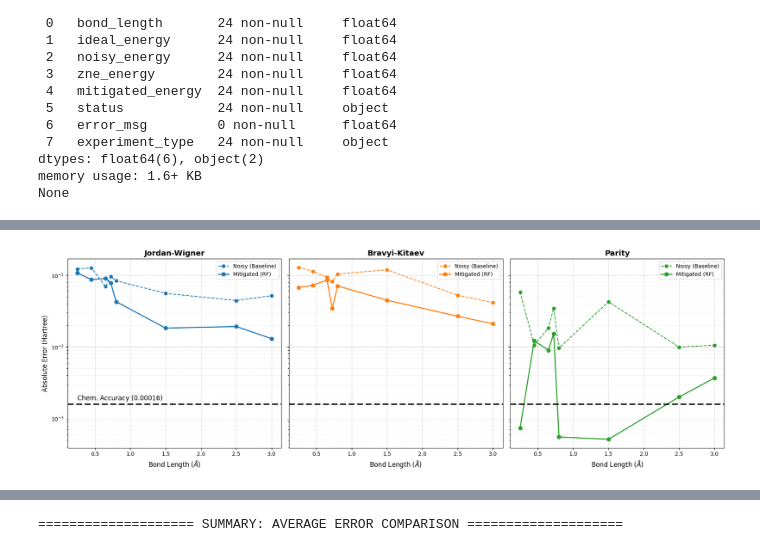
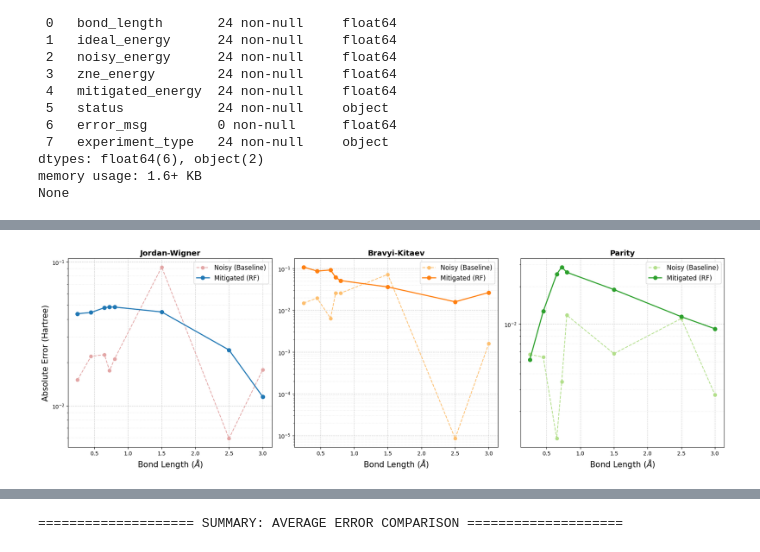
Before and after one commit to fadhil698/ViQEM, a Jupyter notebook: visualize/visualize_all.ipynb, the cells around one changed output, grey strips where cells are left out. Saved outputs shown, nothing was run; the diff lists cells and outputs as text; code cells hidden in the pictures.

```diff
--- a/visualize/visualize_all.ipynb
+++ b/visualize/visualize_all.ipynb
@@ -311,9 +311,9 @@ Ambil Data Predicted
 import pandas as pd
 
 # Definisi path
-path_jw = "/home/fadhil/ml_qemV2/hasil_eksperimenV10_jw/all/J-A-1/ml_training/predict_data/predicted_data_1.csv"
-path_bk = "/home/fadhil/ml_qemV2/hasil_eksperimenV10_bk/all/BK-A-1/ml_training/predict_data/predicted_data_1.csv"
-path_parity = "/home/fadhil/ml_qemV2/hasil_eksperimenV10_parity/all/P-A-1/ml_training/predict_data/predicted_data_1.csv"
+path_jw = "/home/fadhil/ml_qemV2/hasil_eksperimenV20_jw/all/J-A-1/ml_training/predict_data/predicted_data_1.csv"
+path_bk = "/home/fadhil/ml_qemV2/hasil_eksperimenV20_bk/all/BK-A-1/ml_training/predict_data/predicted_data_1.csv"
+path_parity = "/home/fadhil/ml_qemV2/hasil_eksperimenV20_parity/all/P-A-1/ml_training/predict_data/predicted_data_1.csv"
 
 # Membaca masing-masing file
 df_jw = pd.read_csv(path_jw)
@@ -454,9 +454,9 @@ df_stats
 import pandas as pd
 
 # Definisi path
-path_jw = "/home/fadhil/ml_qemV2/hasil_eksperimenV10_jw/all/J-A-1/vqe_execution/vqe_results_multi_bond_length.csv"
-path_bk = "/home/fadhil/ml_qemV2/hasil_eksperimenV10_bk/all/BK-A-1/vqe_execution/vqe_results_multi_bond_length.csv"
-path_parity = "/home/fadhil/ml_qemV2/hasil_eksperimenV10_parity/all/P-A-1/vqe_execution/vqe_results_multi_bond_length.csv"
+path_jw = "/home/fadhil/ml_qemV2/hasil_eksperimenV13_jw/all/J-A-1/vqe_execution/vqe_results_multi_bond_length.csv"
+path_bk = "/home/fadhil/ml_qemV2/hasil_eksperimenV13_bk/all/BK-A-1/vqe_execution/vqe_results_multi_bond_length.csv"
+path_parity = "/home/fadhil/ml_qemV2/hasil_eksperimenV13_parity/all/P-A-1/vqe_execution/vqe_results_multi_bond_length.csv"
 
 # Membaca masing-masing file
 df_jw = pd.read_csv(path_jw)
@@ -540,6 +540,10 @@ df_combined['total_mitigated_energy'] = df_combined['mitigated_energy'] + df_com
 # Jika ada kolom noisy_energy, tambahkan juga
 if 'noisy_energy' in df_combined.columns:
     df_combined['total_noisy_energy'] = df_combined['noisy_energy'] + df_combined['nuc_repulsion']
+
+# PERBARUAN: Tambahkan perhitungan untuk zne_energy
+if 'zne_energy' in df_combined.columns:
+    df_combined['total_zne_energy'] = df_combined['zne_energy'] + df_combined['nuc_repulsion']
 # %%
 import matplotlib.pyplot as plt
 
@@ -605,13 +609,16 @@ import matplotlib.pyplot as plt
 import pandas as pd
 import numpy as np
 
-# --- 1. SETUP DATA (Sama seperti sebelumnya) ---
+# --- 1. SETUP DATA ---
 col_ideal = 'total_ideal_energy' if 'total_ideal_energy' in df_combined.columns else 'ideal_energy'
 col_noisy = 'total_noisy_energy' if 'total_noisy_energy' in df_combined.columns else 'noisy_energy'
 col_mitigated = 'total_mitigated_energy' if 'total_mitigated_energy' in df_combined.columns else 'mitigated_energy'
+col_zne = 'total_zne_energy' if 'total_zne_energy' in df_combined.columns else 'zne_energy'
+
 
 df_combined['abs_err_noisy'] = (df_combined[col_noisy] - df_combined[col_ideal]).abs()
 df_combined['abs_err_mitigated'] = (df_combined[col_mitigated] - df_combined[col_ideal]).abs()
+df_combined['abs_err_zne'] = (df_combined[col_zne] - df_combined[col_ideal]).abs()
 
 # --- 2. KONFIGURASI VISUAL ---
 # Format Warna: {Kunci: {'main': WarnaTua, 'light': WarnaMuda, 'label': Judul}}
@@ -623,50 +630,54 @@ style_map = {
 experiment_types = ['jw', 'bk', 'parity']
 
 # --- 3. PLOTTING SIDE-BY-SIDE ---
-# sharey=True agar skala Y sama untuk ketiga grafik (mudah dibandingkan)
-fig, axes = plt.subplots(1, 3, figsize=(18, 6), sharey=True, sharex=True)
+# sharey=False agar skala Y menyesuaikan rentang data masing-masing
+fig, axes = plt.subplots(1, 3, figsize=(18, 6), sharey=False, sharex=True)
 
 for i, exp_type in enumerate(experiment_types):
     ax = axes[i]
     style = style_map[exp_type]
 
     # Filter & Sort Data (Penting: Sort by bond_length agar garis nyambung)
     subset = df_combined[df_combined['experiment_type'] == exp_type].sort_values(by='bond_length')
     X_data = subset['bond_length']
 
     # --- PLOT NOISY (Warna Muda + Putus-putus) ---
     ax.plot(X_data, subset['abs_err_noisy'],
-            color=style['main'],
+            color=style['light'],
             marker='o', markersize=6,
             linestyle='--', linewidth=1.5,
             label='Noisy (Baseline)')
 
     # --- PLOT MITIGATED (Warna Tua + Garis Tegas) ---
     ax.plot(X_data, subset['abs_err_mitigated'],
             color=style['main'],
             marker='o', markersize=7,
             linestyle='-', linewidth=2,
             label='Mitigated (RF)')
 
+    #     # --- PLOT MITIGATED (Warna Tua + Garis Tegas) ---
+    # ax.plot(X_data, subset['abs_err_zne'],
+    #         color=style['light'],
+    #         marker='o', markersize=7,
+    #         linestyle='-', linewidth=2,
+    #         label='Mitigated (ZNE)')
+
     # --- KOSMETIK SUBPLOT ---
     ax.set_yscale('log') # Skala Log
     ax.set_title(style['label'], fontsize=14, fontweight='bold')
-    ax.set_xlabel("Bond Length ($\AA$)", fontsize=12)
+    ax.set_xlabel("Bond Length ($\AA$)", fontsize=15)
+
+    # Label Y HANYA di grafik paling kiri (index 0)
+    if i == 0:
+        ax.set_ylabel("Absolute Error (Hartree)", fontsize=15)
+
     ax.grid(True, which='major', linestyle='--', alpha=0.6)
     ax.grid(True, which='minor', linestyle=':', alpha=0.3)
 
-    # Garis Chemical Accuracy (Opsional: 1.6 mHa)
-    ax.axhline(y=0.0016, color='black', linestyle='--', linewidth=3, alpha=0.8)
-
-    # Label Y hanya di grafik paling kiri
-    if i == 0:
-        ax.set_ylabel("Absolute Error (Hartree)", fontsize=12)
-        ax.text(X_data.min(), 0.0018, 'Chem. Accuracy (0.00016)', fontsize=12, color='black')
-
     # Legend di tiap plot
-    ax.legend(loc='upper right', fontsize=10)
+    ax.legend(loc='upper right', fontsize=12)
 
 plt.tight_layout()
 plt.show()
 # %% [output]
-[figure, old version]
+[figure, new version]
```
Also changed, not shown: parts of 9 cells of this notebook, 32 other files.
